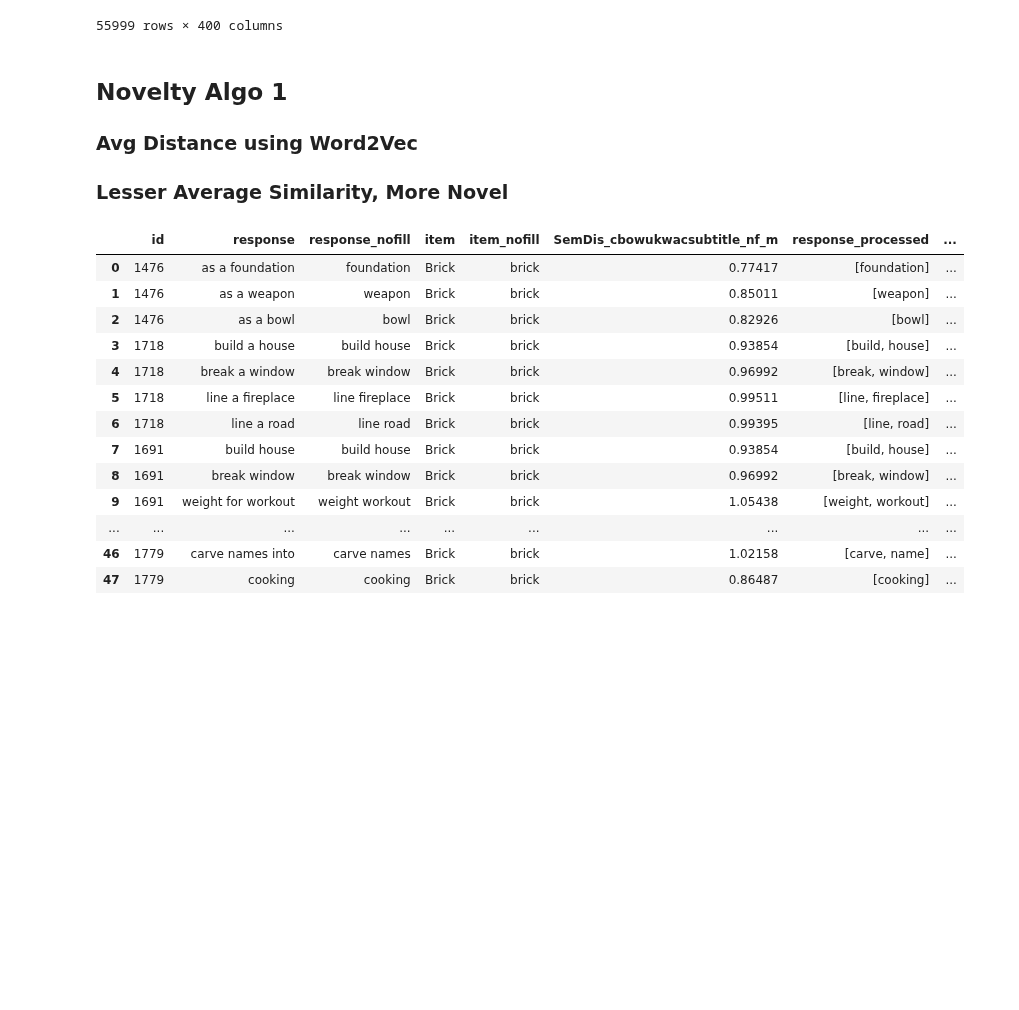
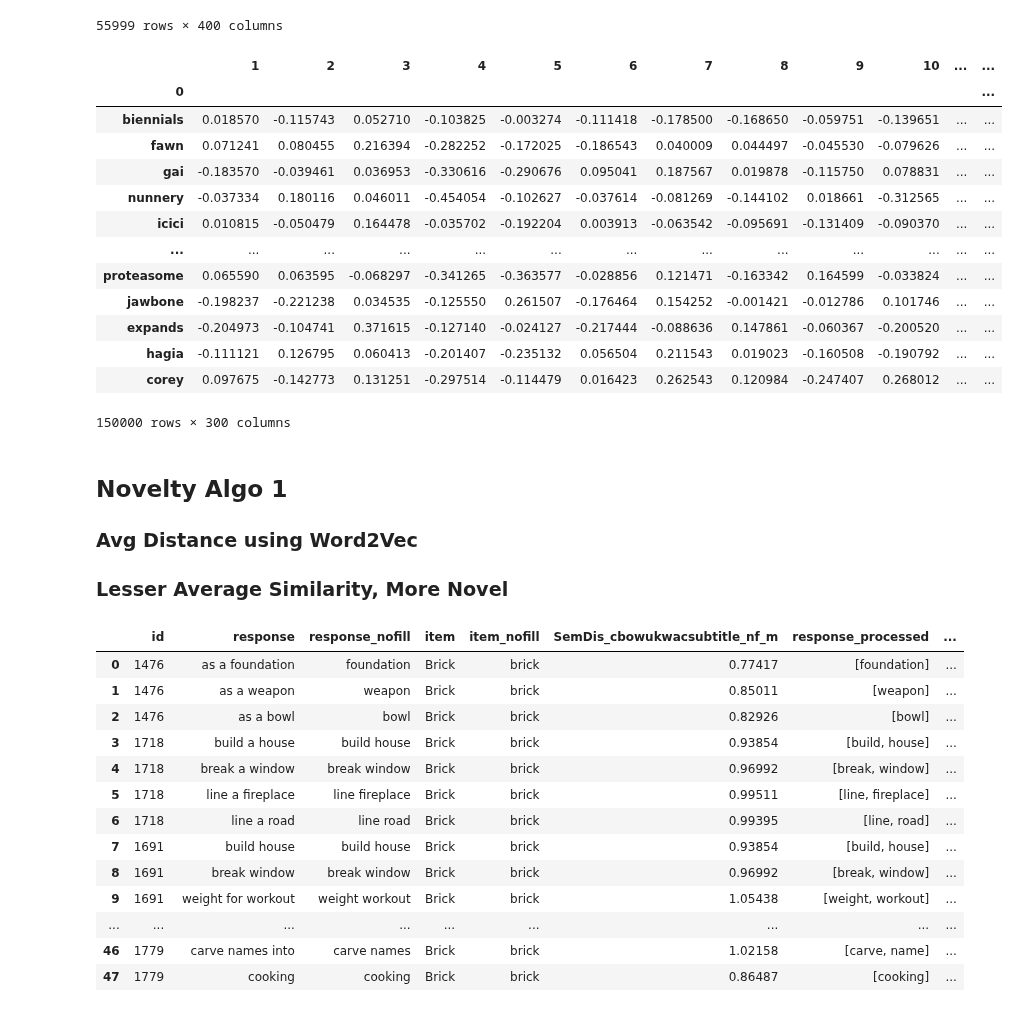
Before and after one commit to DijunQuant/AUT-Scoring, a Jupyter notebook: scripts/novelty_algo.ipynb, the cells around one changed output. Saved outputs shown, nothing was run; the diff lists cells and outputs as text; code cells hidden in the pictures; blank space fills up the shorter version.

```diff
--- a/scripts/novelty_algo.ipynb
+++ b/scripts/novelty_algo.ipynb
@@ -202,3 +210,20 @@ ukwac_sem_space
+# %%
+ukwac_subtitles_sem_space
+# %% [output]
+|  | 1 | 2 | 3 | 4 | 5 | 6 | 7 | 8 | 9 | 10 | ... | ... |
+| 0 |  |  |  |  |  |  |  |  |  |  |  | ... |
+| biennials | 0.018570 | -0.115743 | 0.052710 | -0.103825 | -0.003274 | -0.111418 | -0.178500 | -0.168650 | -0.059751 | -0.139651 | ... | ... |
+| fawn | 0.071241 | 0.080455 | 0.216394 | -0.282252 | -0.172025 | -0.186543 | 0.040009 | 0.044497 | -0.045530 | -0.079626 | ... | ... |
+| gai | -0.183570 | -0.039461 | 0.036953 | -0.330616 | -0.290676 | 0.095041 | 0.187567 | 0.019878 | -0.115750 | 0.078831 | ... | ... |
+| nunnery | -0.037334 | 0.180116 | 0.046011 | -0.454054 | -0.102627 | -0.037614 | -0.081269 | -0.144102 | 0.018661 | -0.312565 | ... | ... |
+| icici | 0.010815 | -0.050479 | 0.164478 | -0.035702 | -0.192204 | 0.003913 | -0.063542 | -0.095691 | -0.131409 | -0.090370 | ... | ... |
+| ... | ... | ... | ... | ... | ... | ... | ... | ... | ... | ... | ... | ... |
+| proteasome | 0.065590 | 0.063595 | -0.068297 | -0.341265 | -0.363577 | -0.028856 | 0.121471 | -0.163342 | 0.164599 | -0.033824 | ... | ... |
+| jawbone | -0.198237 | -0.221238 | 0.034535 | -0.125550 | 0.261507 | -0.176464 | 0.154252 | -0.001421 | -0.012786 | 0.101746 | ... | ... |
+| expands | -0.204973 | -0.104741 | 0.371615 | -0.127140 | -0.024127 | -0.217444 | -0.088636 | 0.147861 | -0.060367 | -0.200520 | ... | ... |
+| hagia | -0.111121 | 0.126795 | 0.060413 | -0.201407 | -0.235132 | 0.056504 | 0.211543 | 0.019023 | -0.160508 | -0.190792 | ... | ... |
+| corey | 0.097675 | -0.142773 | 0.131251 | -0.297514 | -0.114479 | 0.016423 | 0.262543 | 0.120984 | -0.247407 | 0.268012 | ... | ... |
+150000 rows × 300 columns
 # %% [markdown]
 ## Novelty Algo 1
 ### Avg Distance using Word2Vec
```
Also changed, not shown: parts of 9 cells of this notebook, 2 other files.
